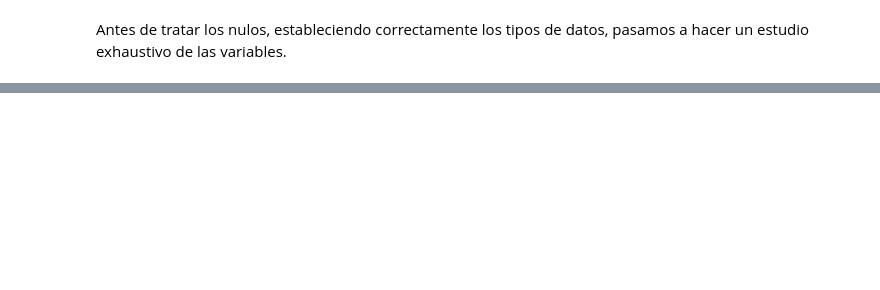
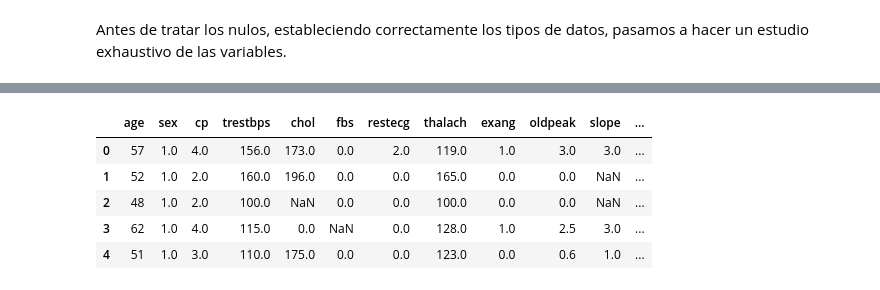
Before and after one commit to emartgo/mdata_dp3, a Jupyter notebook: 01_dp3_EDA/dp3_EDA.ipynb, the cells around one changed output, grey strips where cells are left out. Cells and saved outputs as stored; diff of their text form; code cells hidden in the pictures; blank space fills up the shorter version.

```diff
--- a/01_dp3_EDA/dp3_EDA.ipynb
+++ b/01_dp3_EDA/dp3_EDA.ipynb
@@ -175,0 +333,36 @@ dtype: int64
+# %%
+data_test = pd.read_csv('/Users/emart/Documents/GitHub/mdata_dp3/data/test.csv')
+
+columns_train = data_test.columns
+for column in columns_train:
+    """ Si el valor de la columna es '?', se reemplaza por None. Después, se convierte el tipo de dato a float. """
+    data_test[column] = data_test[column].replace('?', None)
+    data_test[column] = data_test[column].astype(float)
+
+data_test['chol'] = data_test['chol'].apply(lambda x: None if x < 0 else x)
+data_test['fbs'] = data_test['fbs'].apply(lambda x: None if x < 0 else x)
+data_test['slope'] = data_test['slope'].apply(lambda x: None if x < 0 else x)
+data_test['ca'] = data_test['ca'].apply(lambda x: None if x < 0 else x)
+data_test['thal'] = data_test['thal'].apply(lambda x: None if x < 0 else x)
+
+# Númericas - Continuas
+data_test['age'] = data_test['age'].astype(int)
+data_test['trestbps'] = data_test['trestbps'].astype(float)
+data_test['chol'] = data_test['chol'].astype(float)
+data_test['thalach'] = data_test['thalach'].astype(float)
+data_test['oldpeak'] = data_test['oldpeak'].astype(float)
+
+# Categóricas
+data_test['sex'] = data_test['sex'].astype('category')
+data_test['cp'] = data_test['cp'].astype('category')
+data_test['fbs'] = data_test['fbs'].astype('category')
+data_test['restecg'] = data_test['restecg'].astype('category')
+data_test['exang'] = data_test['exang'].astype('category')
+data_test['slope'] = data_test['slope'].astype('category')
+data_test['ca'] = data_test['ca'].astype('category')
+data_test['thal'] = data_test['thal'].astype('category')
+
+threshold = len(data_test.columns) - 5
+data_test = data_test.dropna(thresh=threshold)
+
+data_test.info()
@@ -175,0 +390,9 @@ dtype: int64
+# %%
+data_test.head()
+# %% [output]
+|  | age | sex | cp | trestbps | chol | fbs | restecg | thalach | exang | oldpeak | slope | ... |
+| 0 | 57 | 1.0 | 4.0 | 156.0 | 173.0 | 0.0 | 2.0 | 119.0 | 1.0 | 3.0 | 3.0 | ... |
+| 1 | 52 | 1.0 | 2.0 | 160.0 | 196.0 | 0.0 | 0.0 | 165.0 | 0.0 | 0.0 | NaN | ... |
+| 2 | 48 | 1.0 | 2.0 | 100.0 | NaN | 0.0 | 0.0 | 100.0 | 0.0 | 0.0 | NaN | ... |
+| 3 | 62 | 1.0 | 4.0 | 115.0 | 0.0 | NaN | 0.0 | 128.0 | 1.0 | 2.5 | 3.0 | ... |
+| 4 | 51 | 1.0 | 3.0 | 110.0 | 175.0 | 0.0 | 0.0 | 123.0 | 0.0 | 0.6 | 1.0 | ... |
```
Also changed, not shown: parts of 33 cells of this notebook.
